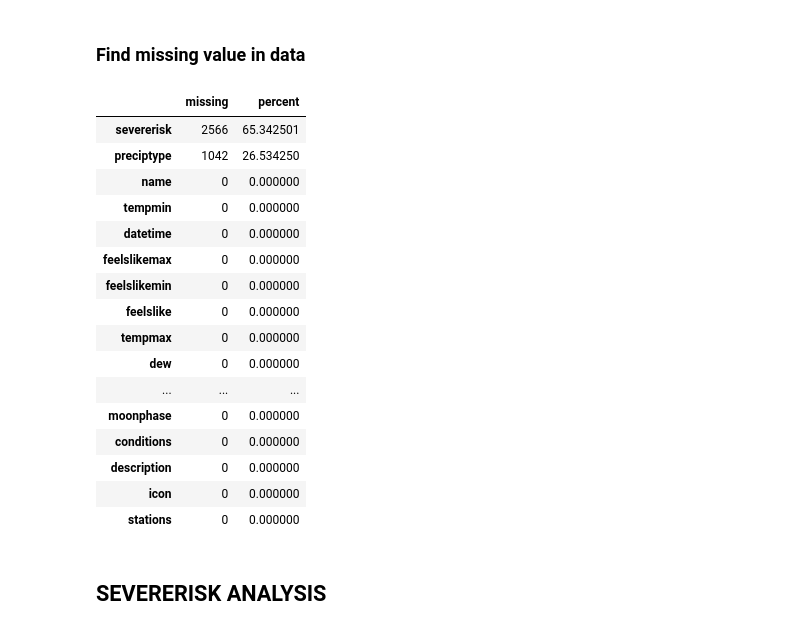
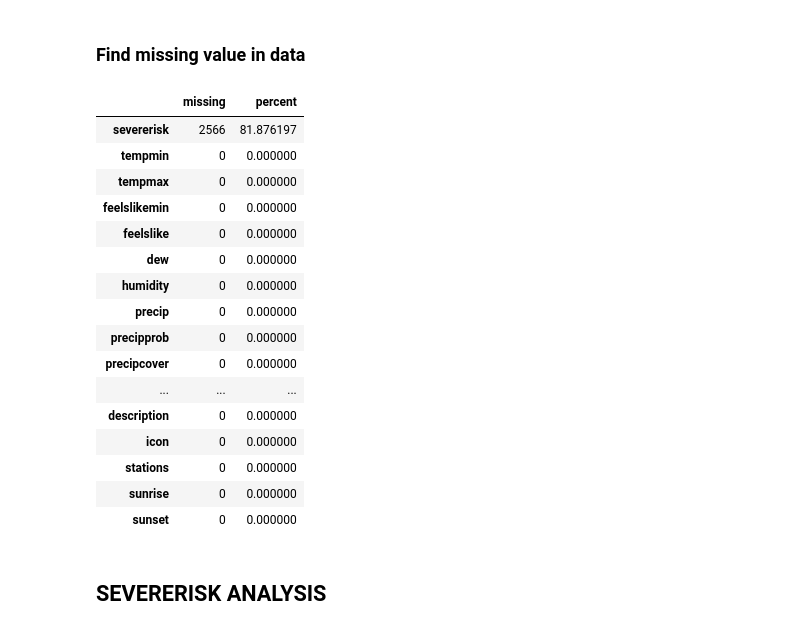
Before and after one commit to NgocHoa04/machine_learning_project, a Jupyter notebook: data_processing.ipynb, the cells around one changed output. Cells and saved outputs as stored; diff of their text form; code cells hidden in the pictures.

```diff
--- a/data_processing.ipynb
+++ b/data_processing.ipynb
@@ -1187,27 +717,27 @@ derived = ['day_length', 'season_index', 'is_rainy']
 # %% [markdown]
 ### Find missing value in data
 # %%
-missing = hn_daily.isna().sum().sort_values(ascending=False)
-missing_pct = (hn_daily.isna().mean().sort_values(ascending=False))*100
+missing = X_cleaned.isna().sum().sort_values(ascending=False)
+missing_pct = (X_cleaned.isna().mean().sort_values(ascending=False))*100
 pd.concat([missing, missing_pct], axis=1, keys=["missing","percent"])
 # %% [output]
 |  | missing | percent |
-| severerisk | 2566 | 65.342501 |
-| preciptype | 1042 | 26.534250 |
-| name | 0 | 0.000000 |
+| severerisk | 2566 | 81.876197 |
 | tempmin | 0 | 0.000000 |
-| datetime | 0 | 0.000000 |
-| feelslikemax | 0 | 0.000000 |
+| tempmax | 0 | 0.000000 |
 | feelslikemin | 0 | 0.000000 |
 | feelslike | 0 | 0.000000 |
-| tempmax | 0 | 0.000000 |
 | dew | 0 | 0.000000 |
+| humidity | 0 | 0.000000 |
+| precip | 0 | 0.000000 |
+| precipprob | 0 | 0.000000 |
+| precipcover | 0 | 0.000000 |
 | ... | ... | ... |
-| moonphase | 0 | 0.000000 |
-| conditions | 0 | 0.000000 |
 | description | 0 | 0.000000 |
 | icon | 0 | 0.000000 |
 | stations | 0 | 0.000000 |
+| sunrise | 0 | 0.000000 |
+| sunset | 0 | 0.000000 |
 # %% [markdown]
 ## **SEVERERISK ANALYSIS**
 # %%
```
Also changed, not shown: parts of 12 cells of this notebook.
